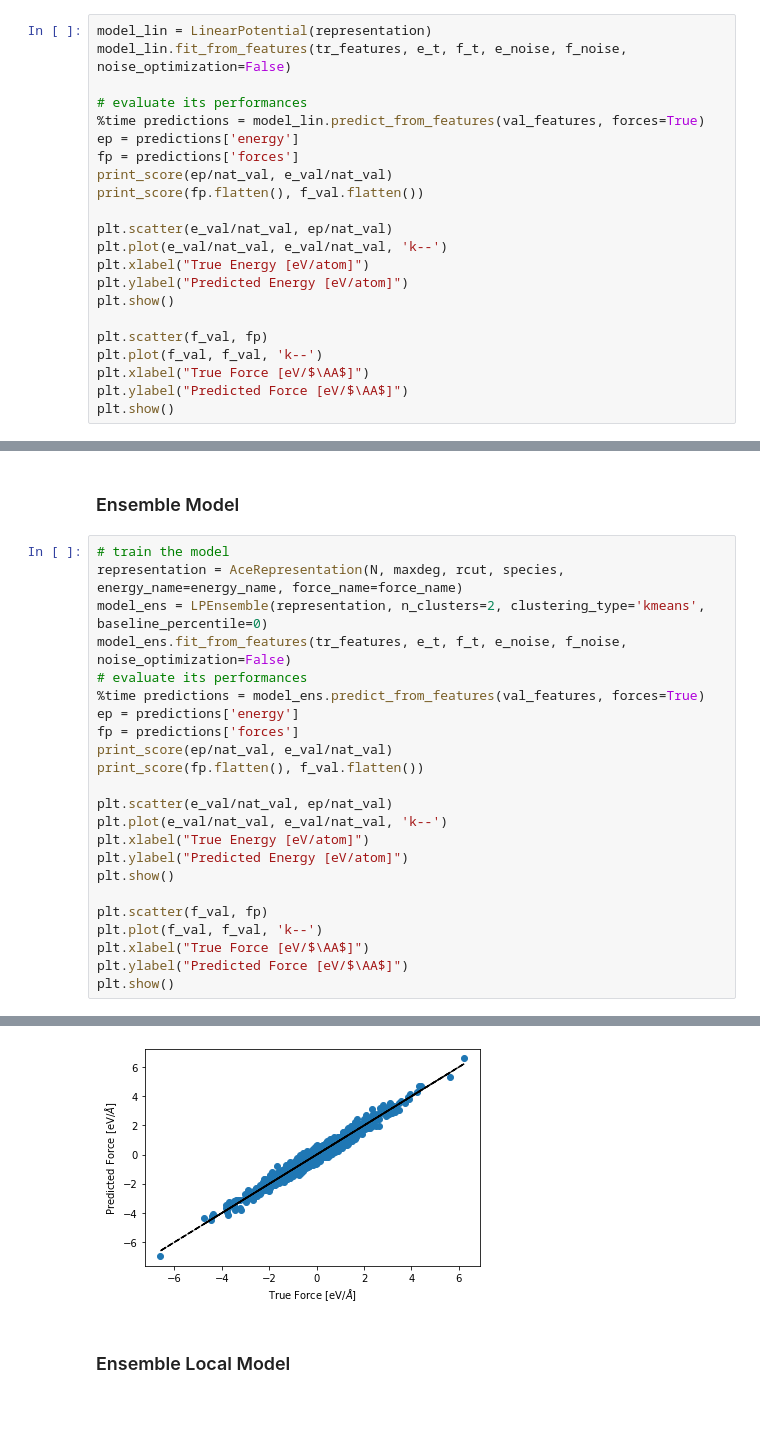
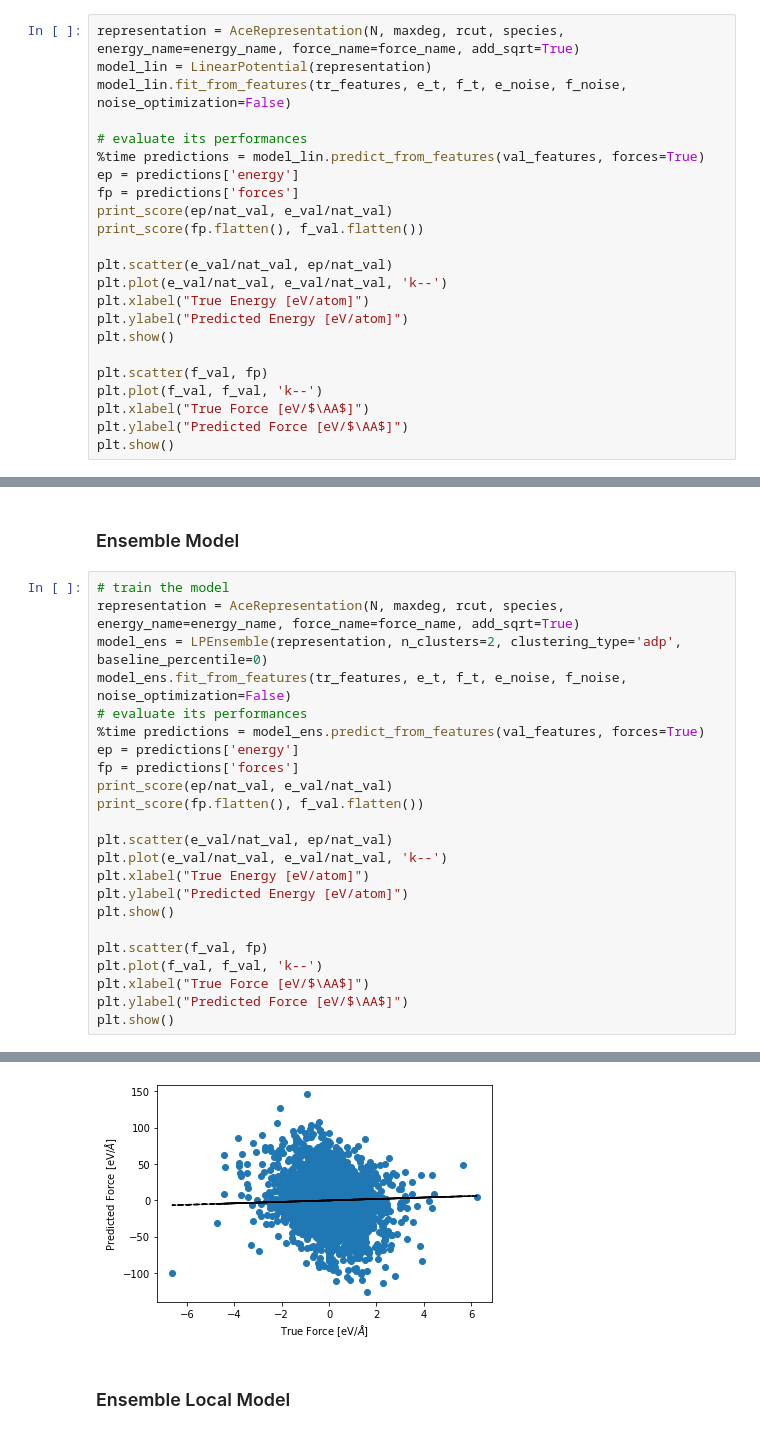
Before and after one commit to ClaudioZeni/Castle, a Jupyter notebook: notebooks/Test.ipynb, the cells around one changed output, grey strips where cells are left out. Drawn from its saved outputs; the diff is of its cells as text.

Commit message:
Added ADP clustering, only works with the dadapy branch that has predict at the moment

```diff
--- a/notebooks/Test.ipynb
+++ b/notebooks/Test.ipynb
@@ -51,6 +51,7 @@ representation = tr_features.representation
 # %% [markdown]
 ### Linear Model
 # %%
+representation = AceRepresentation(N, maxdeg, rcut, species, energy_name=energy_name, force_name=force_name, add_sqrt=True)
 model_lin = LinearPotential(representation)
 model_lin.fit_from_features(tr_features, e_t, f_t, e_noise, f_noise, noise_optimization=False)
 
@@ -83,8 +84,8 @@ MAE=0.124 RMSE=0.190 SUP=1.059 R2=0.955
 ### Ensemble Model
 # %%
 # train the model
-representation = AceRepresentation(N, maxdeg, rcut, species, energy_name=energy_name, force_name=force_name)
-model_ens = LPEnsemble(representation, n_clusters=2, clustering_type='kmeans', baseline_percentile=0)
+representation = AceRepresentation(N, maxdeg, rcut, species, energy_name=energy_name, force_name=force_name, add_sqrt=True)
+model_ens = LPEnsemble(representation, n_clusters=2, clustering_type='adp', baseline_percentile=0)
 model_ens.fit_from_features(tr_features, e_t, f_t, e_noise, f_noise, noise_optimization=False)
 # evaluate its performances
 %time predictions = model_ens.predict_from_features(val_features, forces=True)
@@ -114,4 +116,4 @@ MAE=0.111 RMSE=0.165 SUP=0.874 R2=0.966
-[figure, old version]
+[figure, new version]
 # %% [markdown]
 ### Ensemble Local Model
 # %%
```
Also changed, not shown: parts of 4 cells of this notebook, 4 other files.
